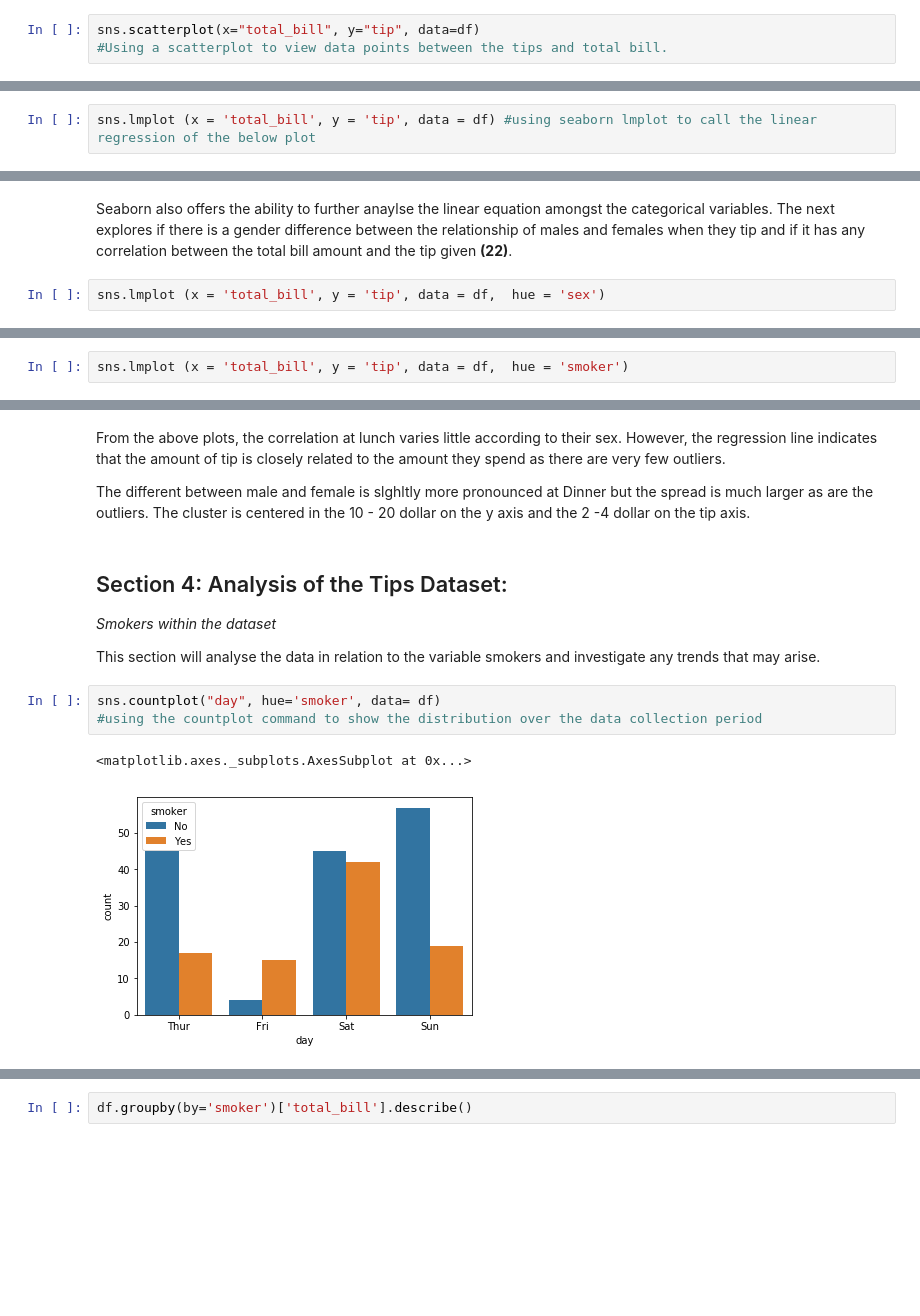
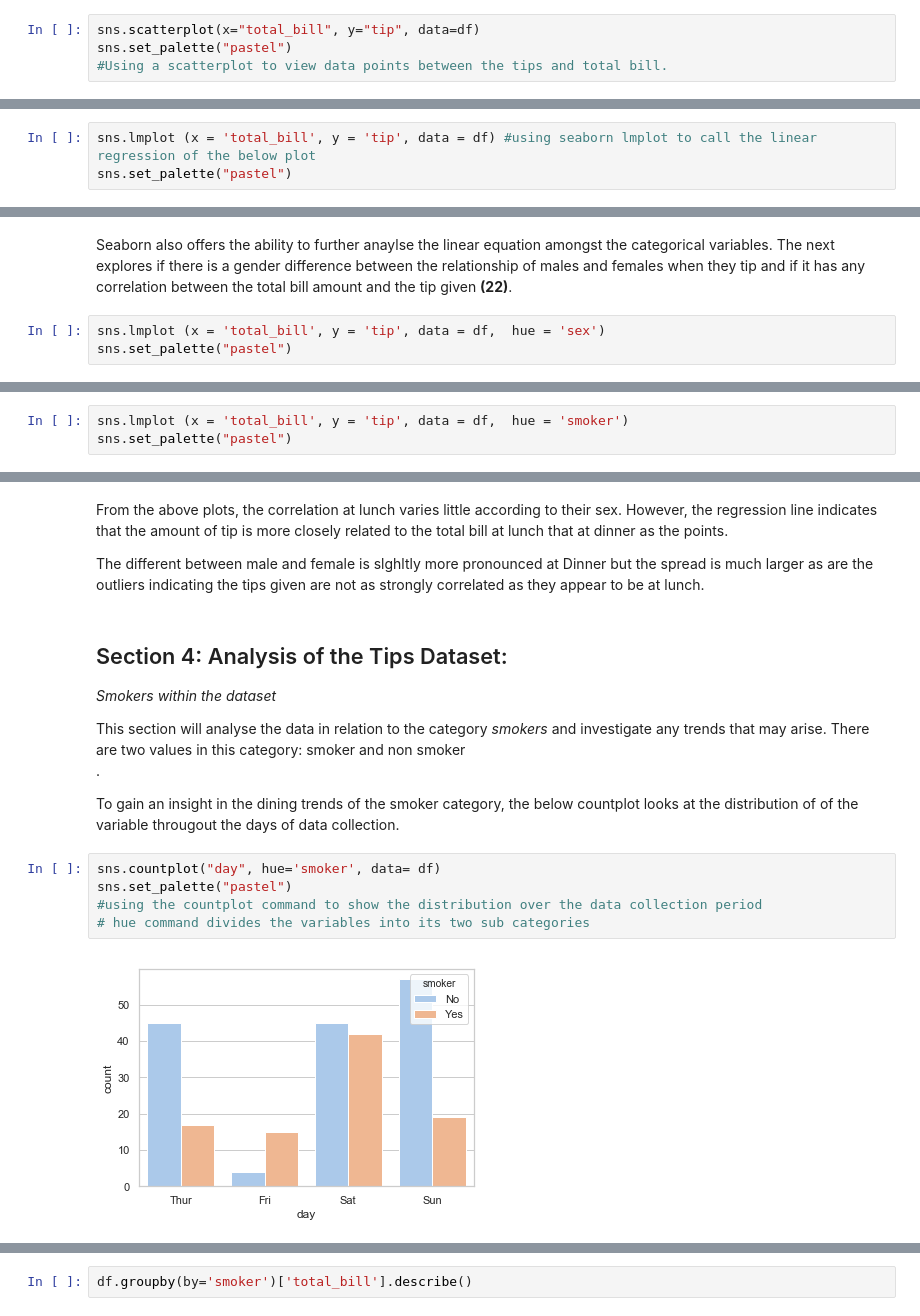
Before and after one commit to martinaobrien/FUNDAMENTALS-OF-DATA-ANALYSIS-Project-2019, a Jupyter notebook: Tips Dataset Assignment .ipynb, the cells around one changed output, grey strips where cells are left out. Cells and saved outputs as stored; diff of their text form; blank space fills up the shorter version.

Commit message:
added in countplot for smoker analysis

```diff
--- a/Tips Dataset Assignment .ipynb
+++ b/Tips Dataset Assignment .ipynb
@@ -232,5 +240,6 @@ Two variables are associated if there is a relationship between two variables is
 *Relationship between the tip and the total bill*
 # %%
 sns.scatterplot(x="total_bill", y="tip", data=df)
+sns.set_palette("pastel")
 #Using a scatterplot to view data points between the tips and total bill.
 # %% [output]
@@ -252,4 +260,5 @@ The Linear Model Regression function visualises the distance between the specifi
 The goal of linear regression is to determine the best line that minimises the distance between the data points and the line. Only measurements from the up and down direction are included to determine the regression.This will determine if there is a relationship between the amount of tip received and the total cost of the bill. The purpose of linear regression is to find that is closest to every point in the data set. The Least Squares Methods of measuring regression is used in the below plot **(16)**.
 # %%
 sns.lmplot (x = 'total_bill', y = 'tip', data = df) #using seaborn lmplot to call the linear regression of the below plot
+sns.set_palette("pastel")
 # %% [output]
@@ -269,4 +277,5 @@ Outliers can significantly impact the correlation of the variables. In the graph
 Seaborn also offers the ability to further anaylse the linear equation amongst the categorical variables. The next explores if there is a gender difference between the relationship of males and females when they tip and if it has any correlation between the total bill amount and the tip given **(22)**.
 # %%
 sns.lmplot (x = 'total_bill', y = 'tip', data = df,  hue = 'sex')
+sns.set_palette("pastel")
 # %% [output]
@@ -277,3 +285,4 @@ In the above plot, it can be seen that there is a slightly higher correlation be
 # %%
 sns.lmplot (x = 'total_bill', y = 'tip', data = df,  hue = 'smoker')
+sns.set_palette("pastel")
 # %% [output]
@@ -289,17 +297,20 @@ sns.lmplot (x = 'total_bill', y = 'tip', data = df, col = 'time', hue = 'sex')
 # %% [markdown]
-From the above plots, the correlation at lunch varies little according to their sex. However, the regression line indicates that the amount of tip is closely related to the amount they spend as there are very few outliers.
+From the above plots, the correlation at lunch varies little according to their sex. However, the regression line indicates that the amount of tip is more closely related to the total bill at lunch that at dinner as the points.
 
-The different between male and female is slghltly more pronounced at Dinner but the spread is much larger as are the outliers. The cluster is centered in the 10 - 20 dollar on the y axis and the 2 -4 dollar on the tip axis.
+The different between male and female is slghltly more pronounced at Dinner but the spread is much larger as are the outliers indicating the tips given  are not as strongly correlated as they appear to be at lunch.
 # %% [markdown]
 <a id='chapter4'></a>
 ## Section 4: Analysis of the Tips Dataset:
 
 *Smokers within the dataset*
 
-This section will analyse the data in relation to the variable smokers and investigate any trends that may arise. <br>
+This section will analyse the data in relation to the category *smokers* and investigate any trends that may arise. There are two values in this category: smoker and non smoker <br>.
+
+To gain an insight in the dining trends of the smoker category, the below countplot looks at the distribution of of the variable througout the days of data collection.
 # %%
 sns.countplot("day", hue='smoker', data= df)
+sns.set_palette("pastel")
 #using the countplot command to show the distribution over the data collection period
+# hue command divides the variables into its two sub categories
 # %% [output]
-<matplotlib.axes._subplots.AxesSubplot at 0x...>
-[figure, old version]
+[figure, new version]
```
Also changed, not shown: parts of 31 cells of this notebook.
